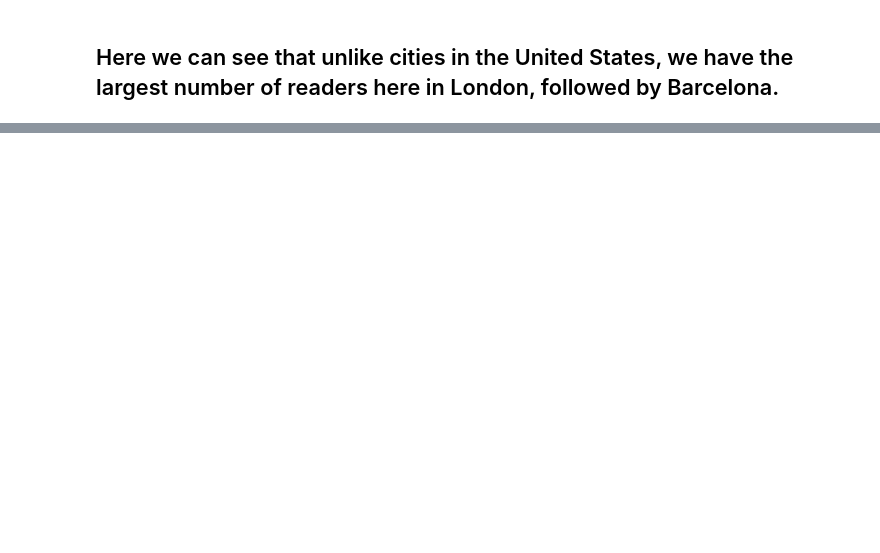
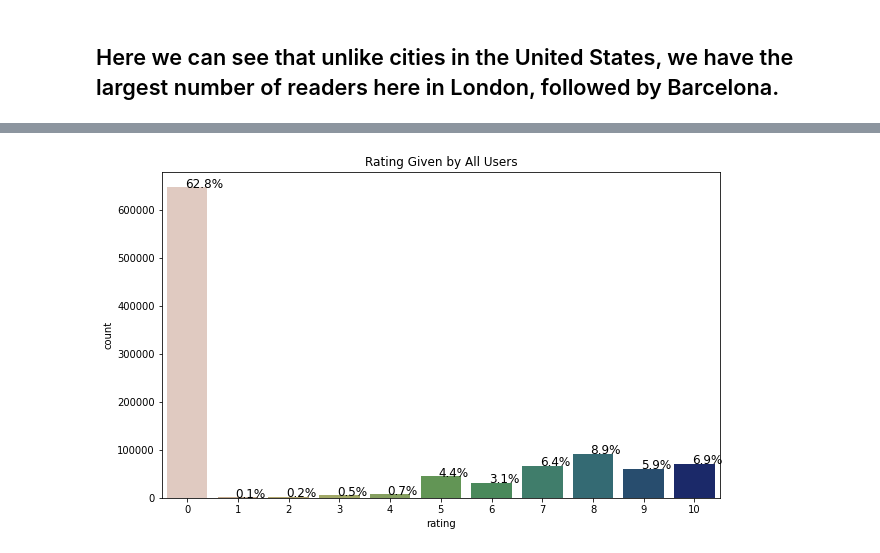
Before and after one commit to IfrazQazi/Book-Recommendation-System, a Jupyter notebook: Book_Recommendation_system.ipynb, the cells around one changed output, grey strips where cells are left out. Cells and saved outputs as stored; diff of their text form; code cells hidden in the pictures; blank space fills up the shorter version.

```diff
--- a/Book_Recommendation_system.ipynb
+++ b/Book_Recommendation_system.ipynb
@@ -640,0 +759,8 @@ fig.show()
+# %%
+# lets plot a bar graph for number of books of different ratings
+plt.figure(figsize=(10,6))
+ax=sns.countplot(x="rating", data=ratings,palette='gist_earth_r')
+plt.title('Rating Given by All Users')
+without_hue(ax,ratings['rating'])
+# %% [output]
+[figure, added]
```
Also changed, not shown: parts of 40 cells of this notebook.
